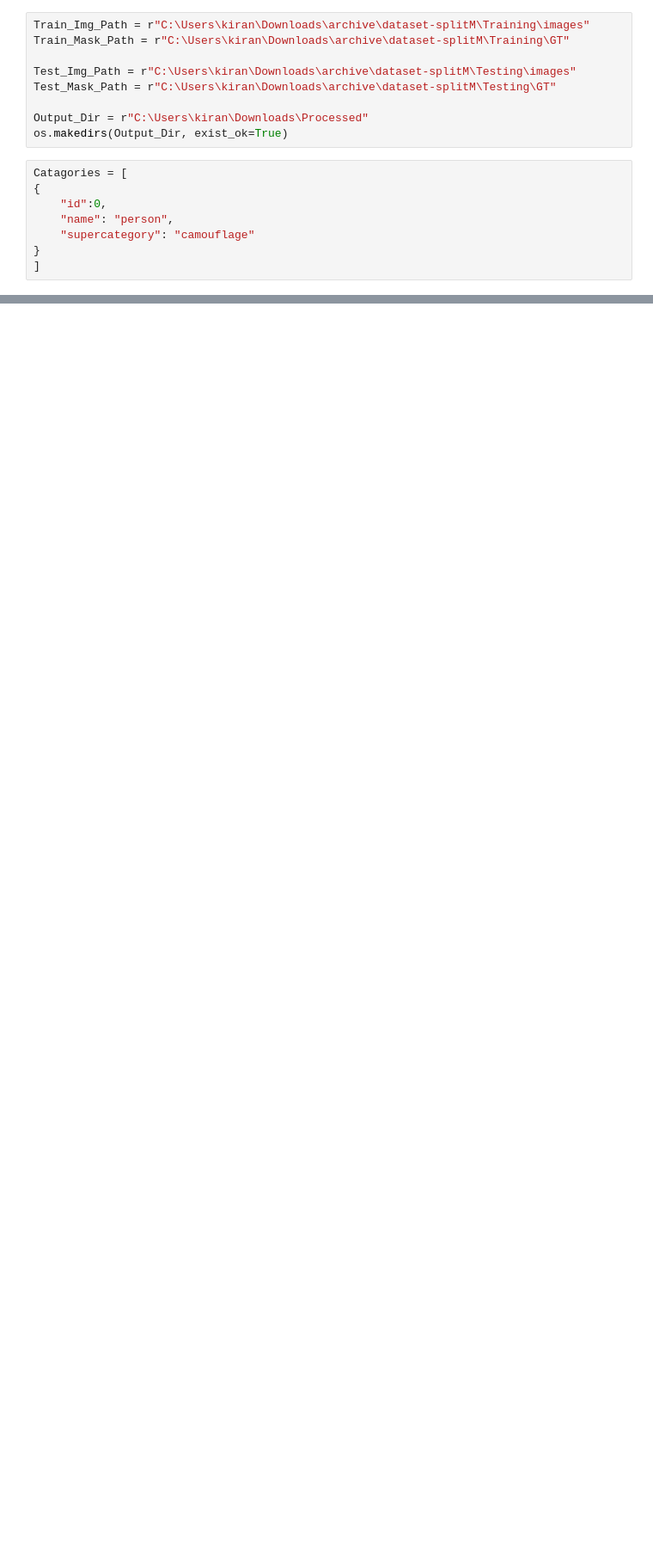
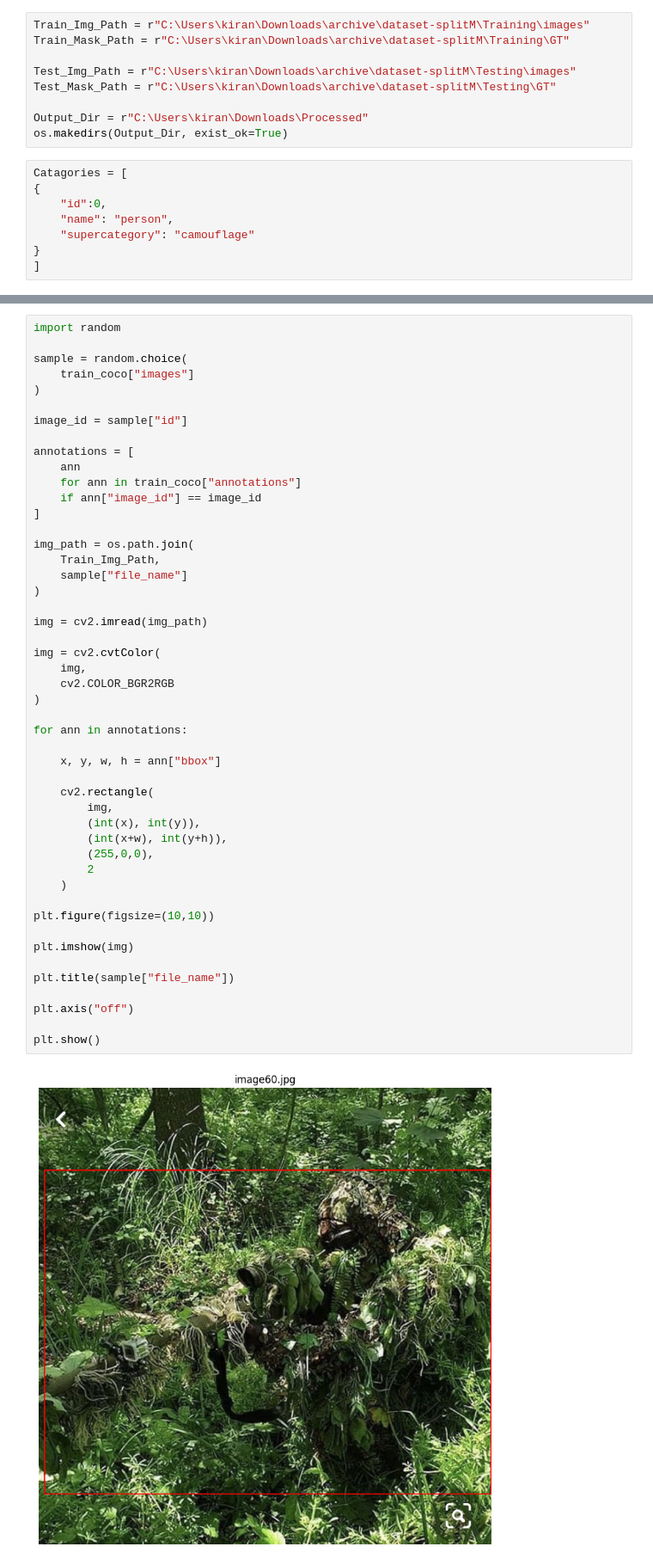
Before and after one commit to ScarletNemesis/High-Level-Military-Camouflage-Detection, a Jupyter notebook: ACD1K_COCO_Conversion.ipynb, the cells around one changed output, grey strips where cells are left out. Shown at 86% size. Drawn from its saved outputs; the diff is of its cells as text; blank space fills up the shorter version.

```diff
--- a/ACD1K_COCO_Conversion.ipynb
+++ b/ACD1K_COCO_Conversion.ipynb
@@ -70,0 +213,50 @@ def create_coco_annotations(image_dir, mask_dir,output_json):
+# %%
+import random
+
+sample = random.choice(
+    train_coco["images"]
+)
+
+image_id = sample["id"]
+
+annotations = [
+    ann
+    for ann in train_coco["annotations"]
+    if ann["image_id"] == image_id
+]
+
+img_path = os.path.join(
+    Train_Img_Path,
+    sample["file_name"]
+)
+
+img = cv2.imread(img_path)
+
+img = cv2.cvtColor(
+    img,
+    cv2.COLOR_BGR2RGB
+)
+
+for ann in annotations:
+
+    x, y, w, h = ann["bbox"]
+
+    cv2.rectangle(
+        img,
+        (int(x), int(y)),
+        (int(x+w), int(y+h)),
+        (255,0,0),
+        2
+    )
+
+plt.figure(figsize=(10,10))
+
+plt.imshow(img)
+
+plt.title(sample["file_name"])
+
+plt.axis("off")
+
+plt.show()
+# %% [output]
+[figure, added]
```
Also changed, not shown: parts of 9 cells of this notebook, 1 other file.
